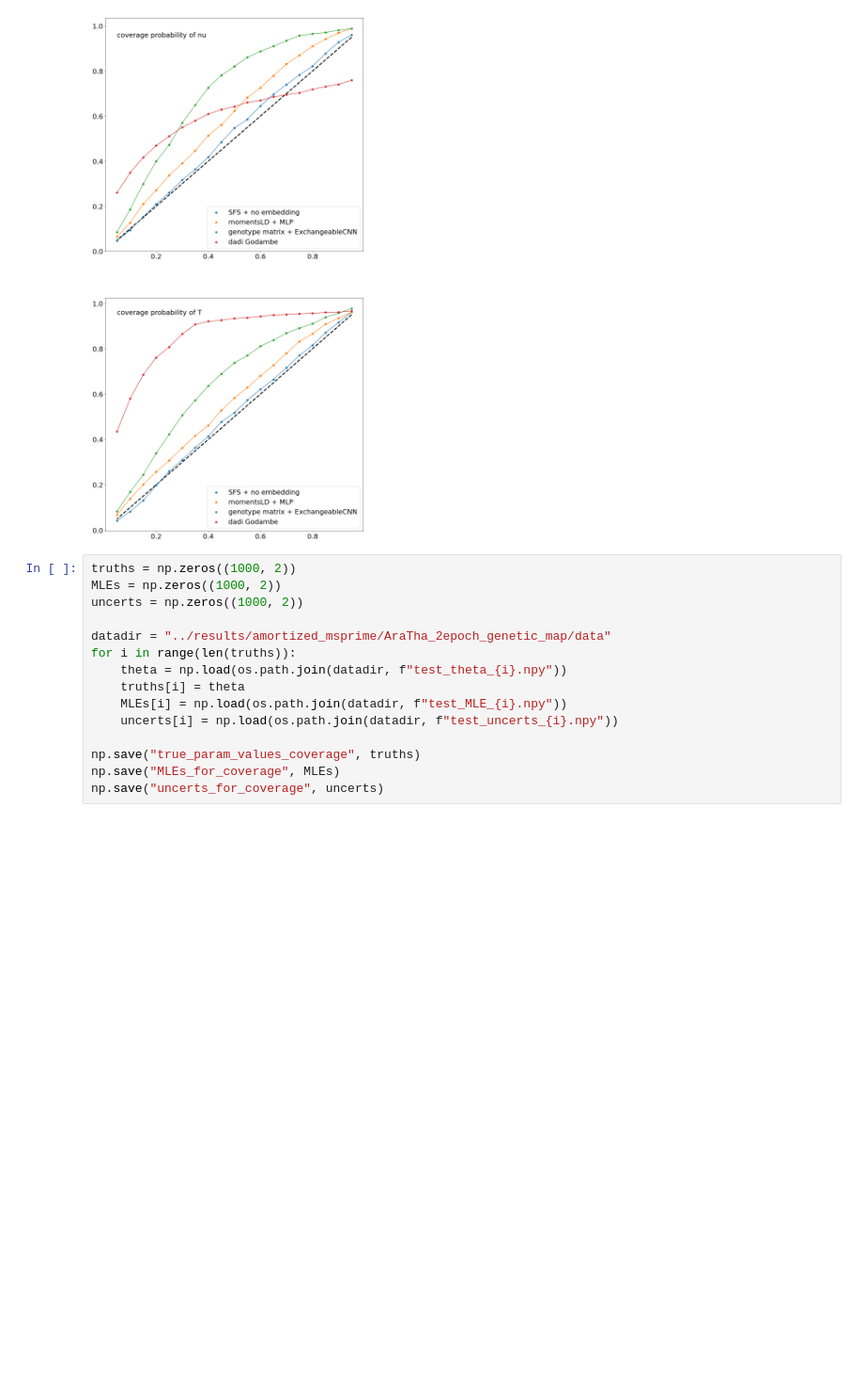
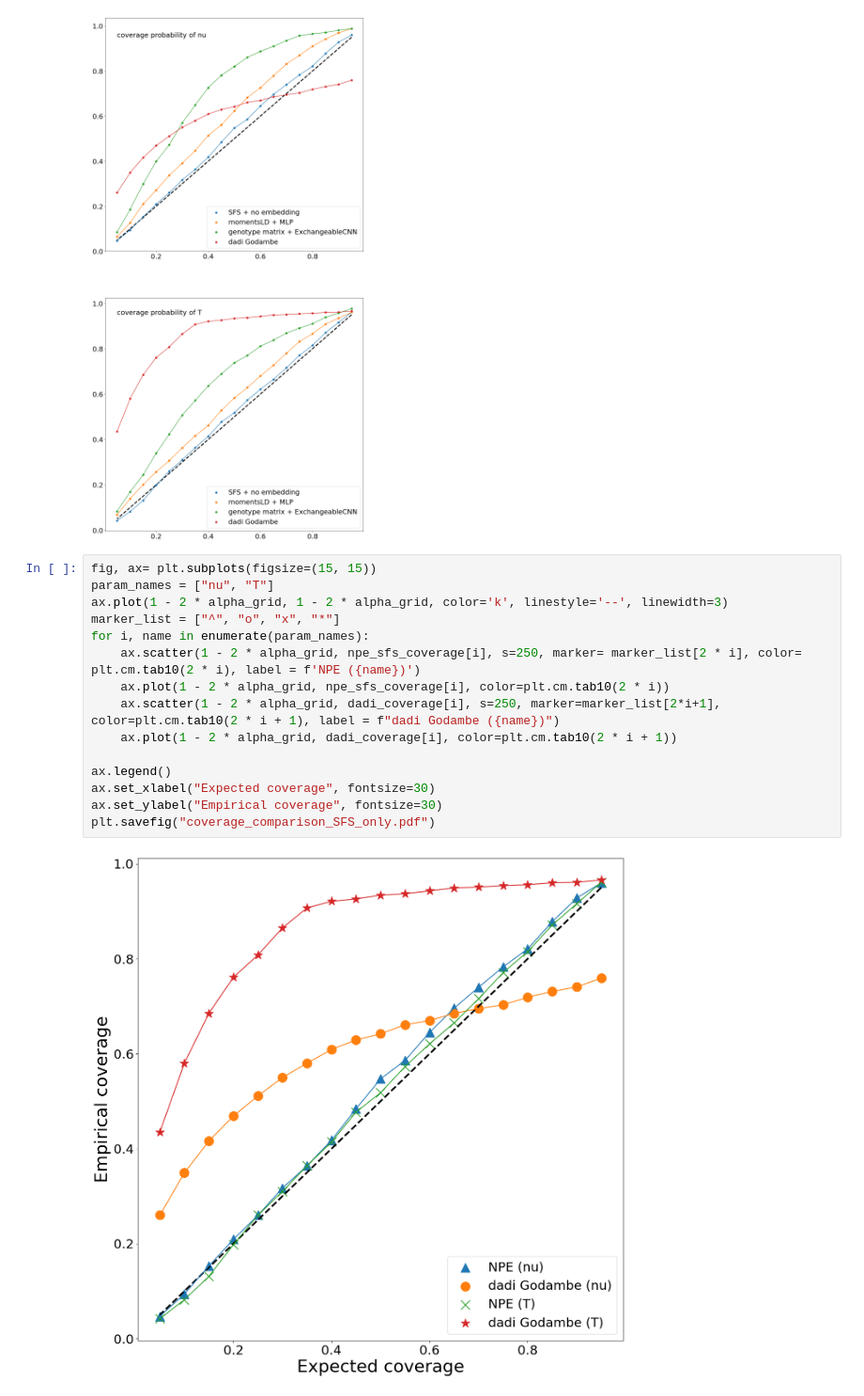
Before and after one commit to kr-colab/popgensbi_snakemake, a Jupyter notebook: plots/compare_to_dadi_2epoch_model.ipynb, the cells around one changed output. Shown at 94% size. Saved outputs shown, nothing was run; the diff lists cells and outputs as text; blank space fills up the shorter version.

Commit message:
plot coverage in a single panel, just for SFS

```diff
--- a/plots/compare_to_dadi_2epoch_model.ipynb
+++ b/plots/compare_to_dadi_2epoch_model.ipynb
@@ -143,18 +143,20 @@ for i, name in enumerate(param_names):
 plt.savefig("coverage_comparison.pdf")
 # %% [output]
 [figure]
-# %%
-truths = np.zeros((1000, 2))
-MLEs = np.zeros((1000, 2))
-uncerts = np.zeros((1000, 2))
-
-datadir = "../results/amortized_msprime/AraTha_2epoch_genetic_map/data"
-for i in range(len(truths)):
-    theta = np.load(os.path.join(datadir, f"test_theta_{i}.npy"))
-    truths[i] = theta
-    MLEs[i] = np.load(os.path.join(datadir, f"test_MLE_{i}.npy"))
-    uncerts[i] = np.load(os.path.join(datadir, f"test_uncerts_{i}.npy"))
-
-np.save("true_param_values_coverage", truths)
-np.save("MLEs_for_coverage", MLEs)
-np.save("uncerts_for_coverage", uncerts)
+# %%
+fig, ax= plt.subplots(figsize=(15, 15))
+param_names = ["nu", "T"]
+ax.plot(1 - 2 * alpha_grid, 1 - 2 * alpha_grid, color='k', linestyle='--', linewidth=3)
+marker_list = ["^", "o", "x", "*"]
+for i, name in enumerate(param_names):
+    ax.scatter(1 - 2 * alpha_grid, npe_sfs_coverage[i], s=250, marker= marker_list[2 * i], color= plt.cm.tab10(2 * i), label = f'NPE ({name})')
+    ax.plot(1 - 2 * alpha_grid, npe_sfs_coverage[i], color=plt.cm.tab10(2 * i))
+    ax.scatter(1 - 2 * alpha_grid, dadi_coverage[i], s=250, marker=marker_list[2*i+1], color=plt.cm.tab10(2 * i + 1), label = f"dadi Godambe ({name})")
+    ax.plot(1 - 2 * alpha_grid, dadi_coverage[i], color=plt.cm.tab10(2 * i + 1))
+
+ax.legend()
+ax.set_xlabel("Expected coverage", fontsize=30)
+ax.set_ylabel("Empirical coverage", fontsize=30)
+plt.savefig("coverage_comparison_SFS_only.pdf")
+# %% [output]
+[figure, added]
```
Also changed, not shown: 2 other files.
